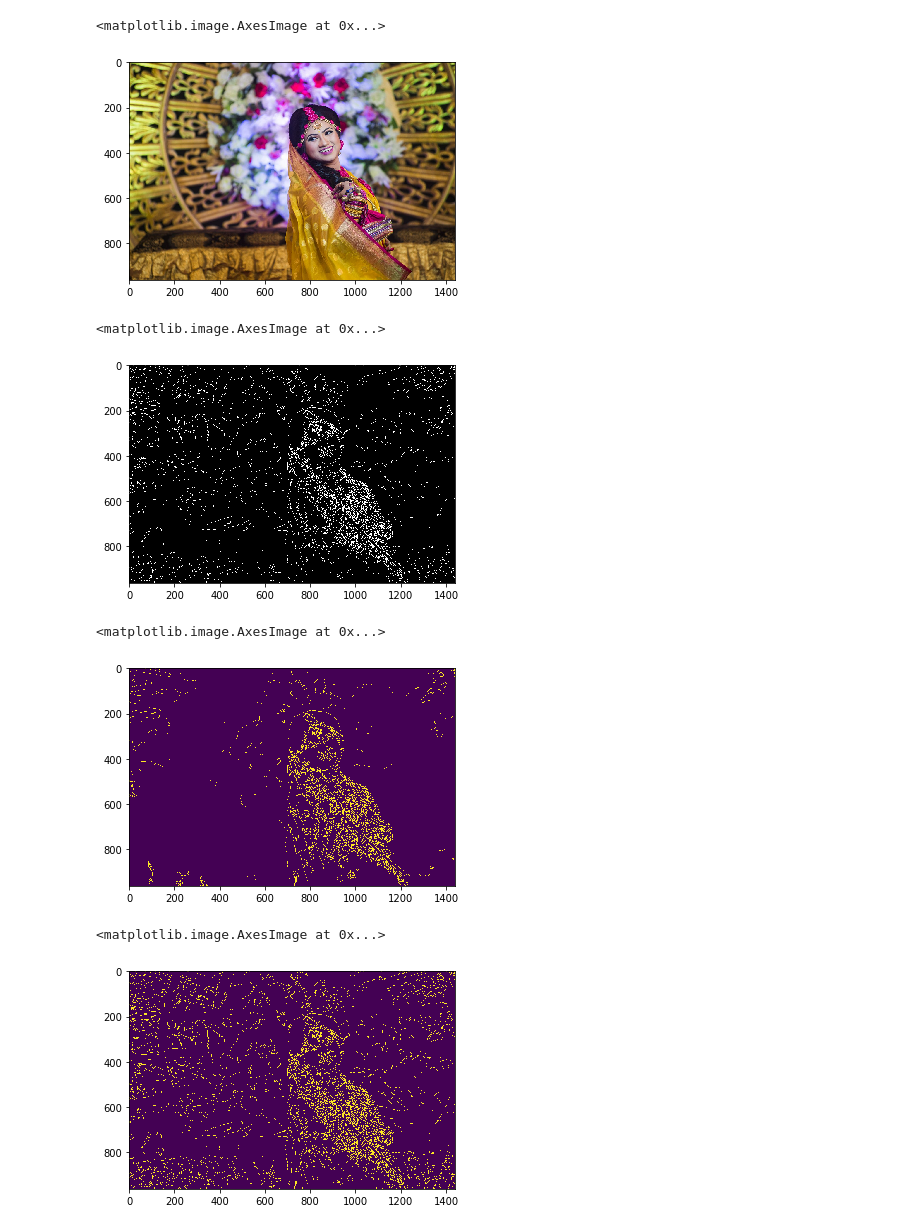
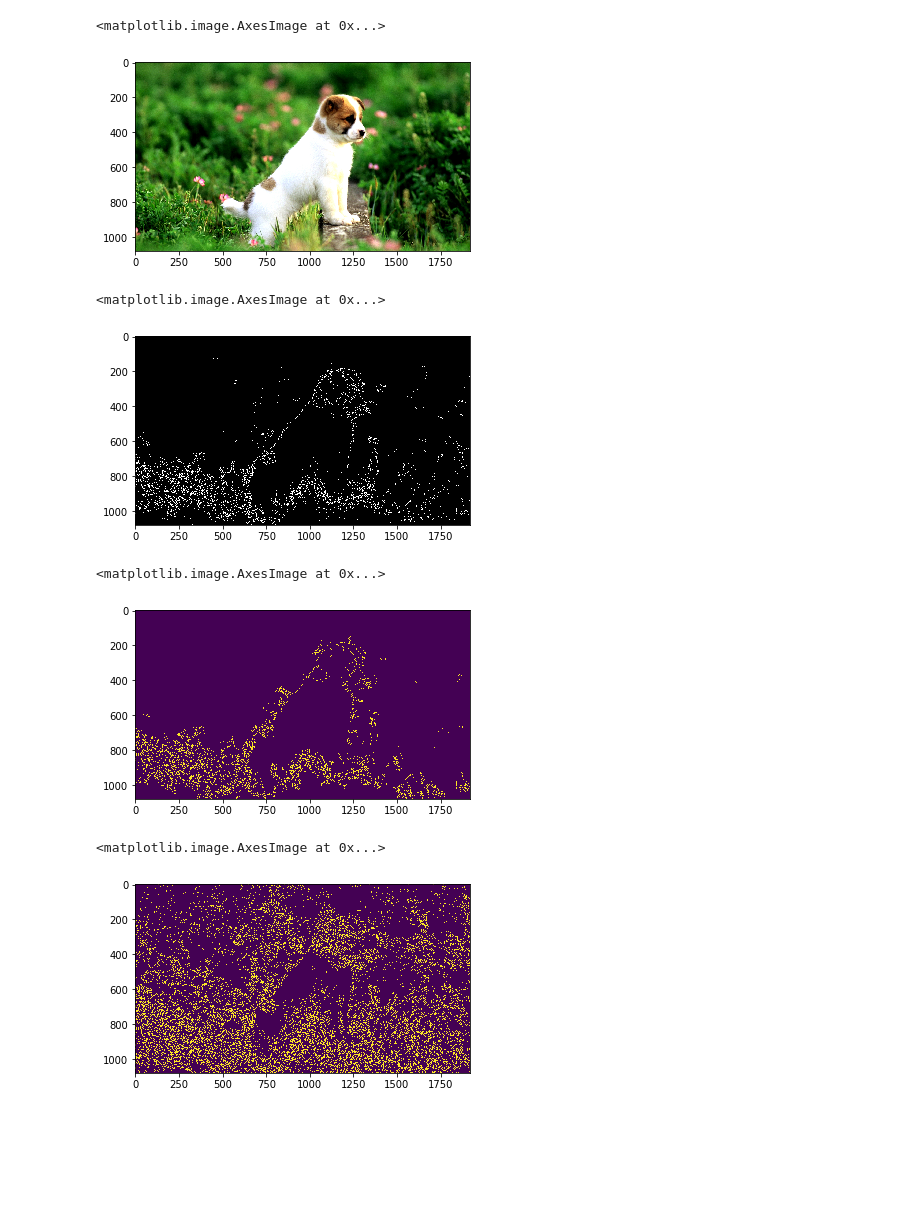
Before and after one commit to abdullah1107/ComputerVision-ImageProcessing, a Jupyter notebook: 20_CannyEdge_Detection.ipynb, the cells around one changed output. Saved outputs shown, nothing was run; the diff lists cells and outputs as text; code cells hidden in the pictures; blank space fills up the shorter version.

```diff
--- a/20_CannyEdge_Detection.ipynb
+++ b/20_CannyEdge_Detection.ipynb
@@ -5,25 +5,25 @@ import numpy as np
 import matplotlib.pyplot as plt
 %matplotlib inline
 # %%
-img = cv2.imread('images/.jpg')
+img = cv2.imread('images/dog_1.jpg')
 img_rgb = cv2.cvtColor(img, cv2.COLOR_BGR2RGB)
 plt.imshow(img_rgb)
 # %% [output]
 <matplotlib.image.AxesImage at 0x...>
-[figure, old version]
+[figure, new version]
 # %%
 #edges
 edges = cv2.Canny(image=img, threshold1=127, threshold2=127)
 plt.imshow(edges, cmap ="gray")
 # %% [output]
 <matplotlib.image.AxesImage at 0x...>
-[figure, old version]
+[figure, new version]
 # %%
 edges = cv2.Canny(image=img, threshold1=0, threshold2=255)
 plt.imshow(edges)
 # %% [output]
 <matplotlib.image.AxesImage at 0x...>
-[figure, old version]
+[figure, new version]
 # %%
 #choosing threshold
 # Calculate the median pixel value
@@ -37,7 +37,7 @@ edges = cv2.Canny(image=img, threshold1=lower , threshold2=upper)
 plt.imshow(edges)
 # %% [output]
 <matplotlib.image.AxesImage at 0x...>
-[figure, old version]
+[figure, new version]
 # %%
 blurred_img = cv2.blur(img,ksize=(5,5))
 edges = cv2.Canny(image=blurred_img, threshold1=lower , threshold2=upper)
```
Also changed, not shown: parts of 2 cells of this notebook.
